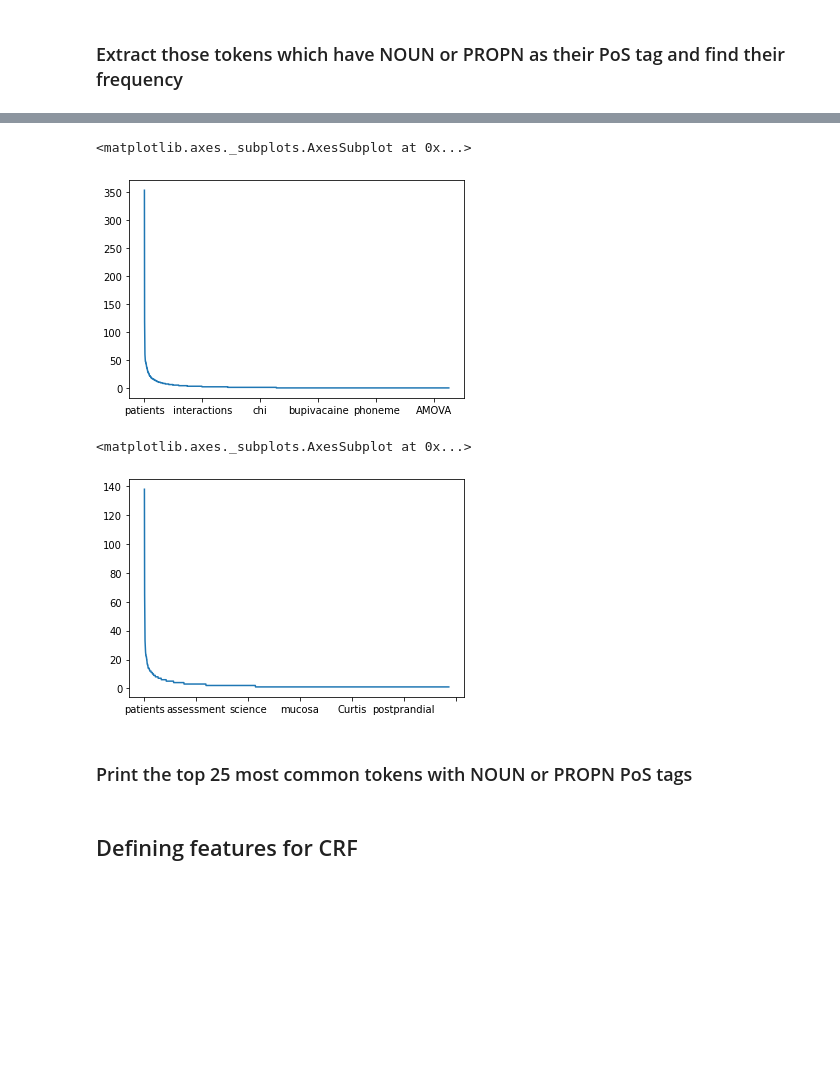
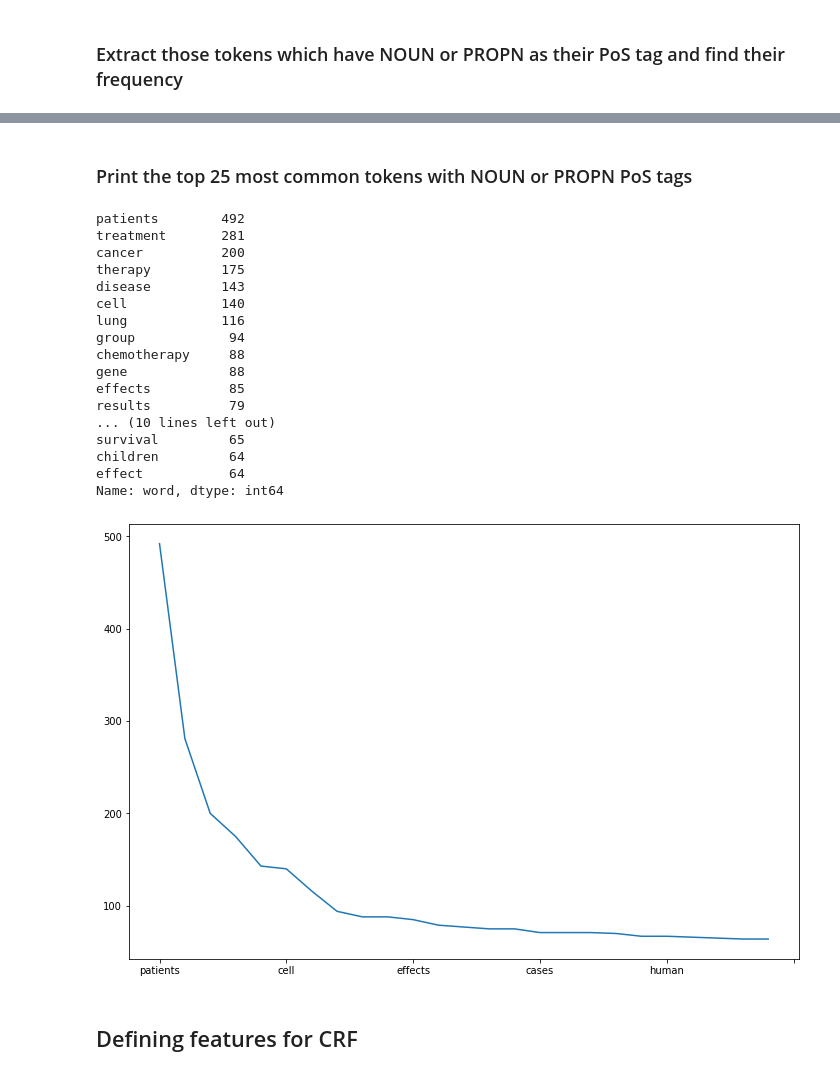
Before and after one commit to 2bibhu/medical, a Jupyter notebook: Assignment.ipynb, the cells around one changed output, grey strips where cells are left out. Cells and saved outputs as stored; diff of their text form; code cells hidden in the pictures; blank space fills up the shorter version.

```diff
--- a/Assignment.ipynb
+++ b/Assignment.ipynb
@@ -135,6 +135,8 @@ for sent,label in zip(test_sentences,test_labels):
             j+=1
 # %%
 # Word and it's frequency for word which contains NOUN or PROPN as POS tagging
-
-
-#freq_df = pd.concat((train_df,test_df),axis=0)
+all_sentence_df = pd.DataFrame()
+all_sentence_df = pd.concat((train_df,test_df),axis=0)
+# Reset index
+all_sentence_df.reset_index(inplace=True,drop=True)
+all_sentence_df[(all_sentence_df['pos'] == 'NOUN') | ((all_sentence_df['pos'] == 'PROPN'))]['word'].value_counts()
@@ -141,16 +156,26 @@ for sent,label in zip(test_sentences,test_labels):
-# %%
-freq_df = train_df
-freq_df[(freq_df['pos'] == 'NOUN') | ((freq_df['pos'] == 'PROPN'))]['word'].value_counts().plot()
-# %% [output]
-<matplotlib.axes._subplots.AxesSubplot at 0x...>
-[figure, removed]
-# %%
-freq_df = test_df
-freq_df[(freq_df['pos'] == 'NOUN') | ((freq_df['pos'] == 'PROPN'))]['word'].value_counts().plot()
-# %% [output]
-<matplotlib.axes._subplots.AxesSubplot at 0x...>
-[figure, removed]
 # %% [markdown]
 ### Print the top 25 most common tokens with NOUN or PROPN PoS tags
+# %%
+all_sentence_df[(all_sentence_df['pos'] == 'NOUN') | ((all_sentence_df['pos'] == 'PROPN'))]['word'].value_counts()[:25].plot(figsize=(12,8))
+all_sentence_df[(all_sentence_df['pos'] == 'NOUN') | ((all_sentence_df['pos'] == 'PROPN'))]['word'].value_counts()[:25]
+# %% [output]
+patients        492
+treatment       281
+cancer          200
+therapy         175
+disease         143
+cell            140
+lung            116
+group            94
+chemotherapy     88
+gene             88
+effects          85
+results          79
+... (10 lines left out)
+survival         65
+children         64
+effect           64
+Name: word, dtype: int64
+[figure, added]
 # %% [markdown]
 ## Defining features for CRF
```
Also changed, not shown: parts of 6 cells of this notebook.
